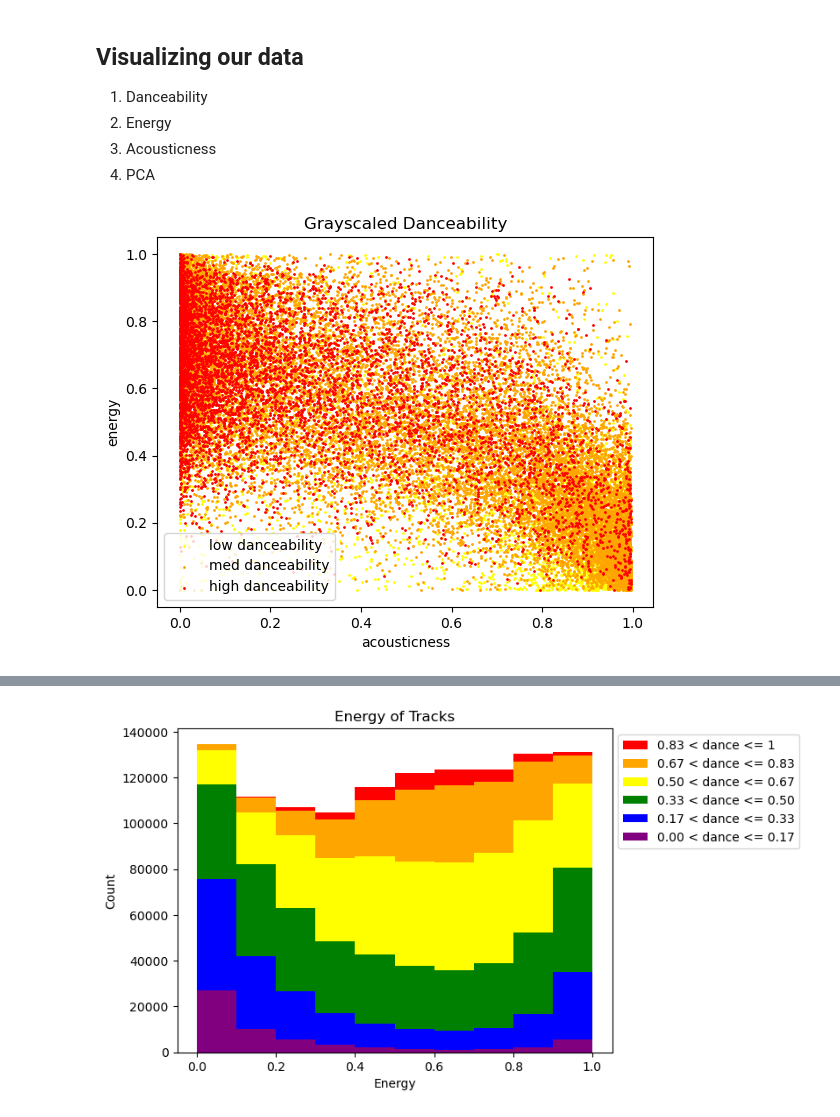
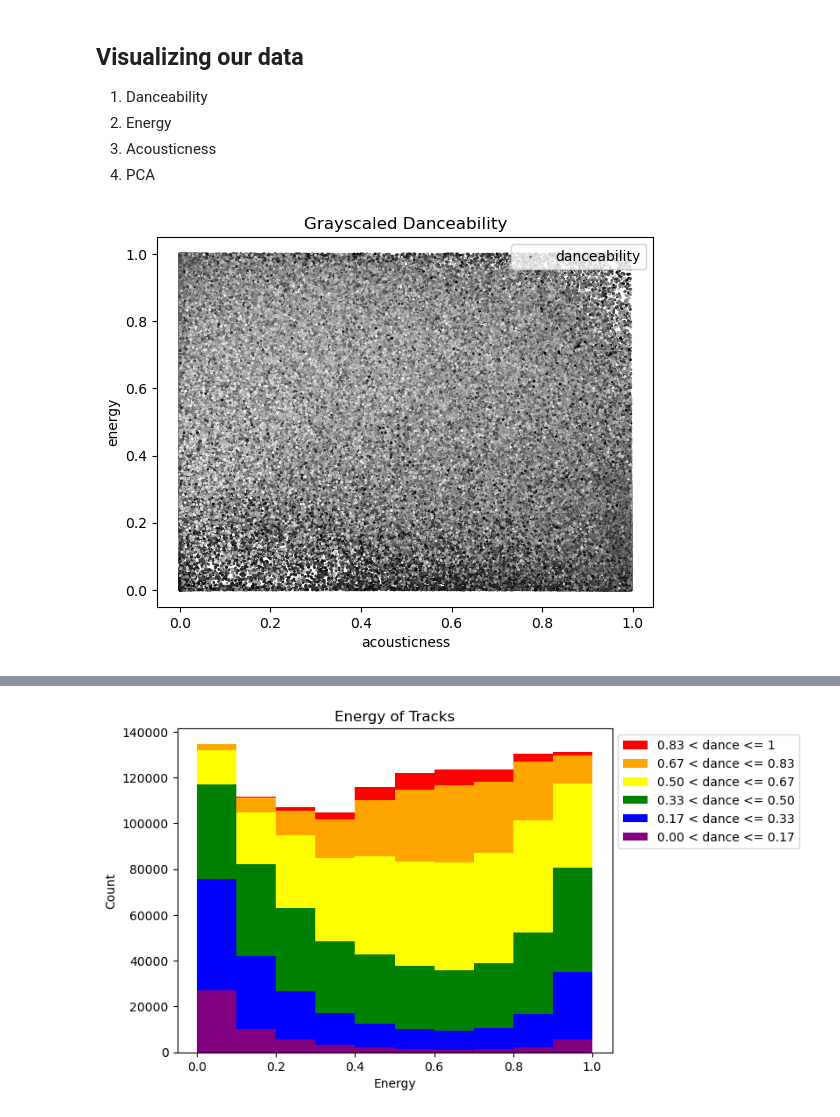
Before and after one commit to nathanstefanik/playlist-recommender, a Jupyter notebook: data_visualization.ipynb, the cells around one changed output, grey strips where cells are left out. Drawn from its saved outputs; the diff is of its cells as text; code cells hidden in the pictures.

```diff
--- a/data_visualization.ipynb
+++ b/data_visualization.ipynb
@@ -34,25 +34,15 @@ print(tracks_features.shape)
 2. Energy
 3. Acousticness
 4. PCA
-# %%
-# Danceability scatter plot
-low_danceability = tracks_features['danceability'][tracks_features['danceability'] <= 0.33]
-low_tracks = tracks_features[tracks_features['danceability'] <= 0.33]
-med_tracks = tracks_features[tracks_features['danceability'] <= 0.67]
-med_tracks = med_tracks[med_tracks['danceability'] > 0.33]
-med_danceability = tracks_features['danceability'][tracks_features['danceability'] <= 0.67]
-med_danceability = med_danceability[med_danceability > 0.33]
-high_danceability = tracks_features['danceability'][tracks_features['danceability'] > 0.67]
-high_tracks = tracks_features[tracks_features['danceability'] > 0.67]
-plt.scatter(low_tracks['acousticness'], low_tracks['energy'], color='yellow', s=1, label='low danceability')
-plt.scatter(med_tracks['acousticness'], med_tracks['energy'], color='orange', s=1, label='med danceability')
-plt.scatter(high_tracks['acousticness'], high_tracks['energy'], color='red', s=1, label='high danceability')
-plt.legend()
-plt.show
-plt.xlabel('acousticness')
-plt.ylabel('energy')
-plt.title('Grayscaled Danceability')
-plt.savefig('images/sampled_danceability_reds')
-plt.show();
-# %% [output]
-[figure, removed]
+# %%
+# Sampled Danceability scatter plot - grayscaled
+plt.scatter(tracks_features['acousticness'], tracks_features['energy'], c=tracks_features['danceability'], cmap='gray', s=1, label='danceability')
+plt.legend()
+plt.show
+plt.xlabel('acousticness')
+plt.ylabel('energy')
+plt.title('Grayscaled Danceability')
+plt.savefig('images/danceability_grayscalescatter')
+plt.show();
+# %% [output]
+[figure, added]
```
Also changed, not shown: parts of 5 cells of this notebook, 7 other files.
